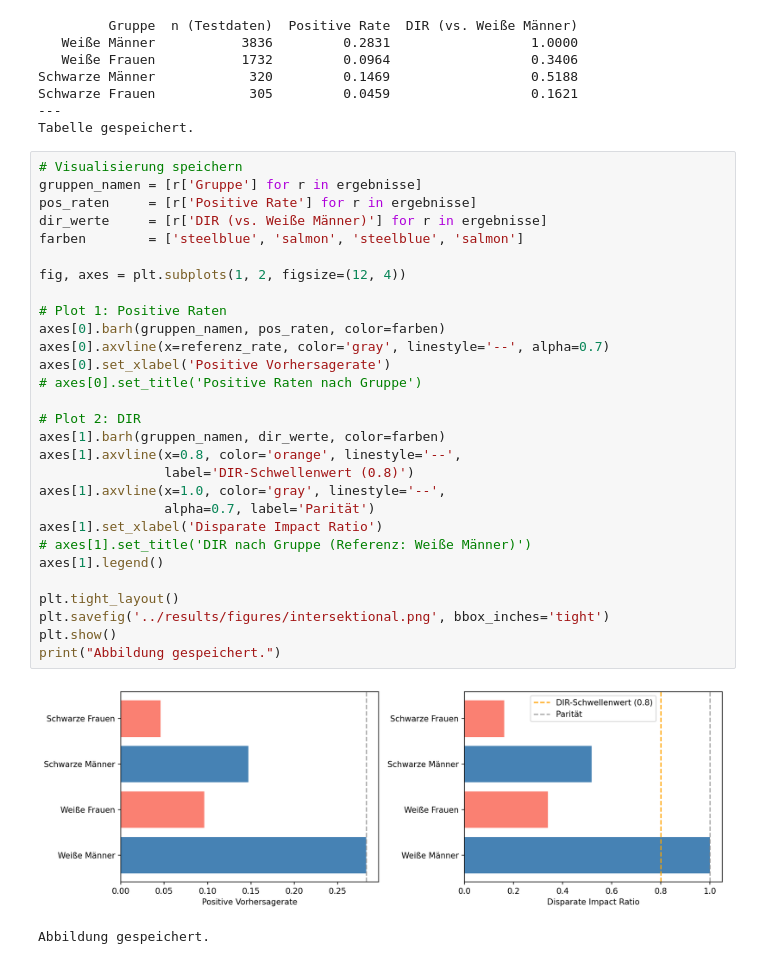
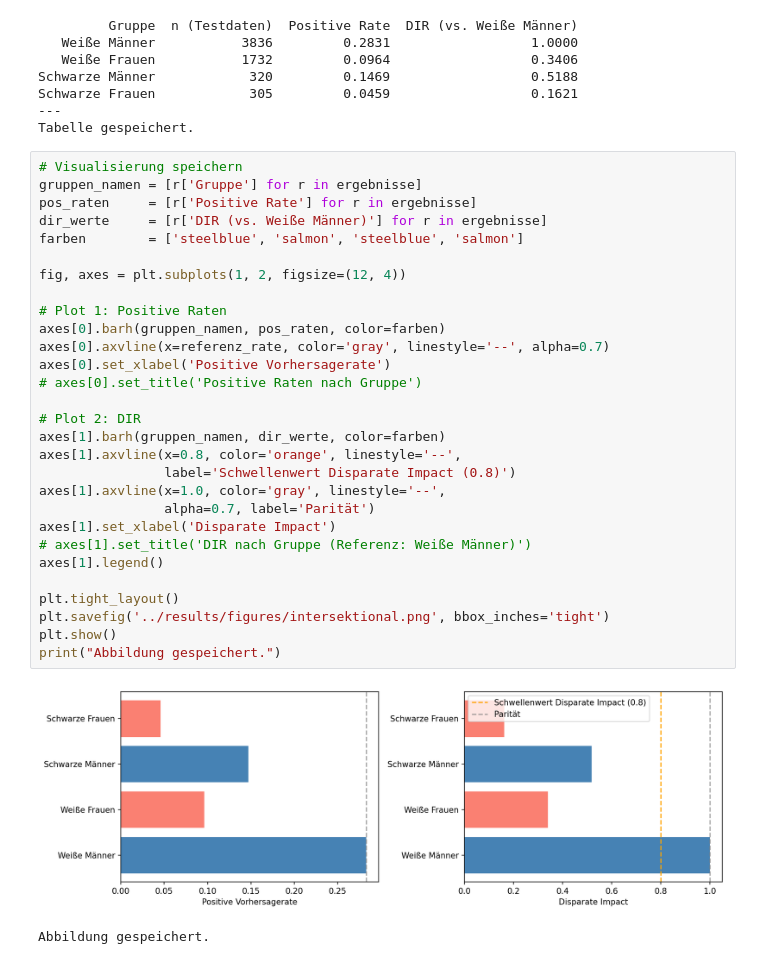
Before and after one commit to stefkadev/gender-bias-ki-recruiting, a Jupyter notebook: notebooks/07_intersektional.ipynb, the cells around one changed output. Saved outputs shown, nothing was run; the diff lists cells and outputs as text.

Commit message:
update metric labels

```diff
--- a/notebooks/07_intersektional.ipynb
+++ b/notebooks/07_intersektional.ipynb
@@ -78,32 +78,32 @@ Tabelle gespeichert.
 # %%
 # Visualisierung speichern
 gruppen_namen = [r['Gruppe'] for r in ergebnisse]
 pos_raten     = [r['Positive Rate'] for r in ergebnisse]
 dir_werte     = [r['DIR (vs. Weiße Männer)'] for r in ergebnisse]
 farben        = ['steelblue', 'salmon', 'steelblue', 'salmon']
 
 fig, axes = plt.subplots(1, 2, figsize=(12, 4))
 
 # Plot 1: Positive Raten
 axes[0].barh(gruppen_namen, pos_raten, color=farben)
 axes[0].axvline(x=referenz_rate, color='gray', linestyle='--', alpha=0.7)
 axes[0].set_xlabel('Positive Vorhersagerate')
 # axes[0].set_title('Positive Raten nach Gruppe')
 
 # Plot 2: DIR
 axes[1].barh(gruppen_namen, dir_werte, color=farben)
 axes[1].axvline(x=0.8, color='orange', linestyle='--',
-                label='DIR-Schwellenwert (0.8)')
+                label='Schwellenwert Disparate Impact (0.8)')
 axes[1].axvline(x=1.0, color='gray', linestyle='--',
                 alpha=0.7, label='Parität')
-axes[1].set_xlabel('Disparate Impact Ratio')
+axes[1].set_xlabel('Disparate Impact')
 # axes[1].set_title('DIR nach Gruppe (Referenz: Weiße Männer)')
 axes[1].legend()
 
 plt.tight_layout()
 plt.savefig('../results/figures/intersektional.png', bbox_inches='tight')
 plt.show()
 print("Abbildung gespeichert.")
 # %% [output]
-[figure, old version]
+[figure, new version]
 Abbildung gespeichert.
```
Also changed, not shown: 7 other files.
